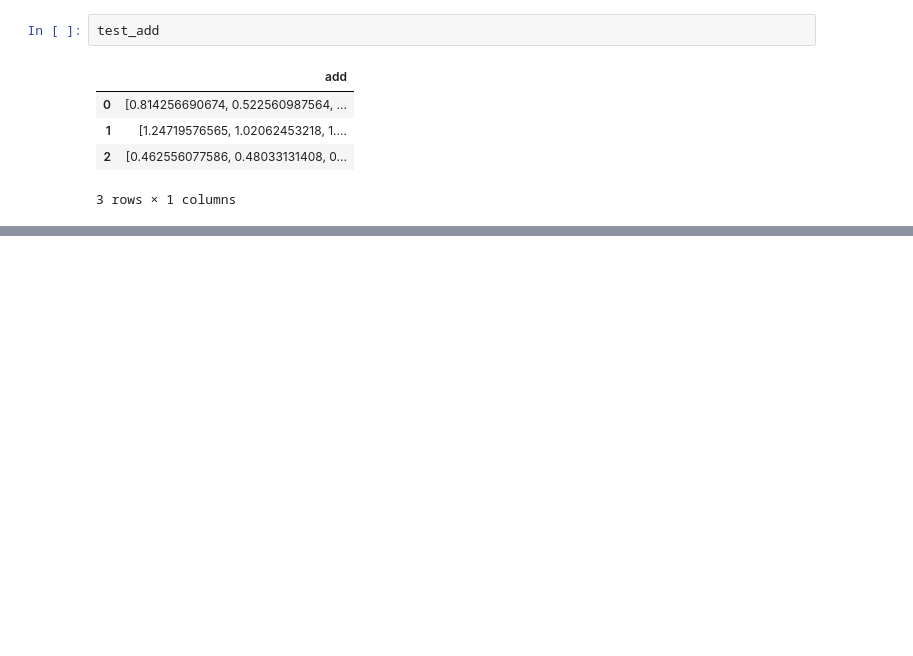
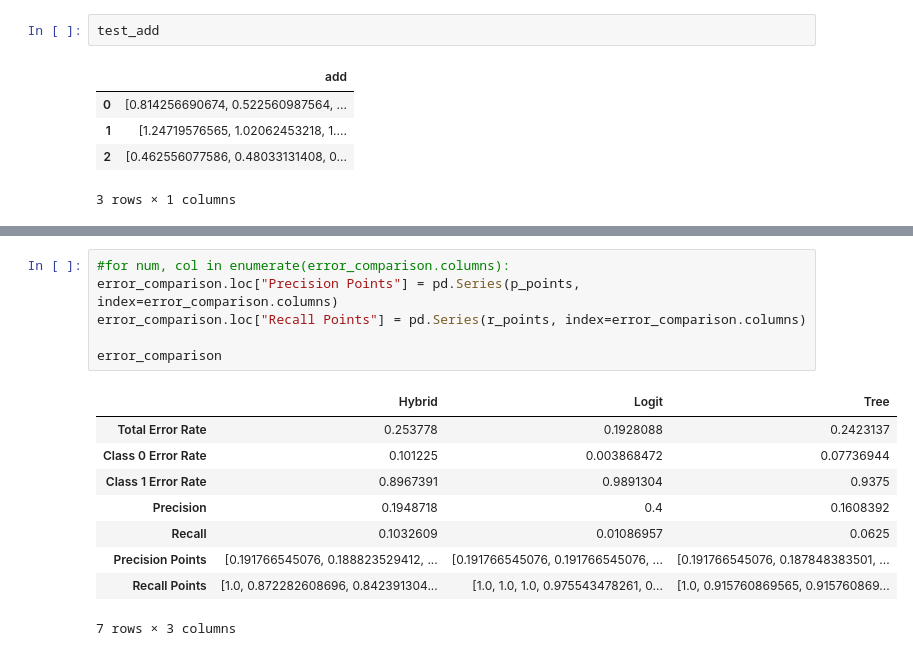
Before and after one commit to fagan2888/cs289_final_project, a Jupyter notebook: multiple_evaluations.ipynb, the cells around one changed output, grey strips where cells are left out. Cells and saved outputs as stored; diff of their text form; blank space fills up the shorter version.

```diff
--- a/multiple_evaluations.ipynb
+++ b/multiple_evaluations.ipynb
@@ -137,0 +204,16 @@ test_add
+# %%
+#for num, col in enumerate(error_comparison.columns):
+error_comparison.loc["Precision Points"] = pd.Series(p_points, index=error_comparison.columns)
+error_comparison.loc["Recall Points"] = pd.Series(r_points, index=error_comparison.columns)
+
+error_comparison
+# %% [output]
+|  | Hybrid | Logit | Tree |
+| Total Error Rate | 0.253778 | 0.1928088 | 0.2423137 |
+| Class 0 Error Rate | 0.101225 | 0.003868472 | 0.07736944 |
+| Class 1 Error Rate | 0.8967391 | 0.9891304 | 0.9375 |
+| Precision | 0.1948718 | 0.4 | 0.1608392 |
+| Recall | 0.1032609 | 0.01086957 | 0.0625 |
+| Precision Points | [0.191766545076, 0.188823529412, ... | [0.191766545076, 0.191766545076, ... | [0.191766545076, 0.187848383501, ... |
+| Recall Points | [1.0, 0.872282608696, 0.842391304... | [1.0, 1.0, 1.0, 0.975543478261, 0... | [1.0, 0.915760869565, 0.915760869... |
+7 rows × 3 columns
```
Also changed, not shown: parts of 14 cells of this notebook.
